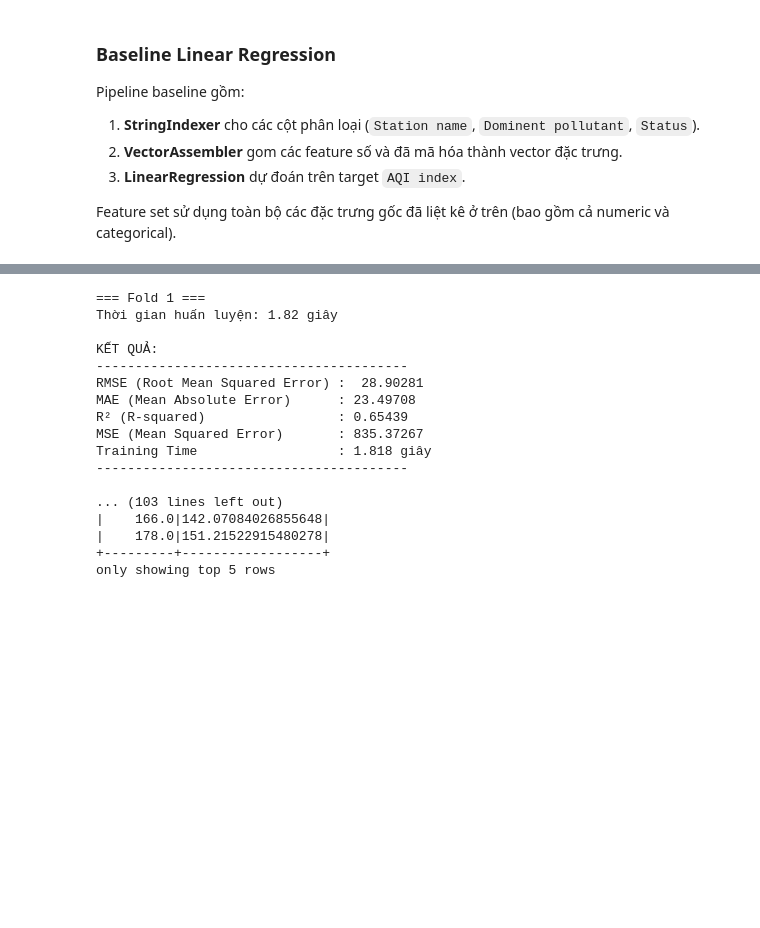
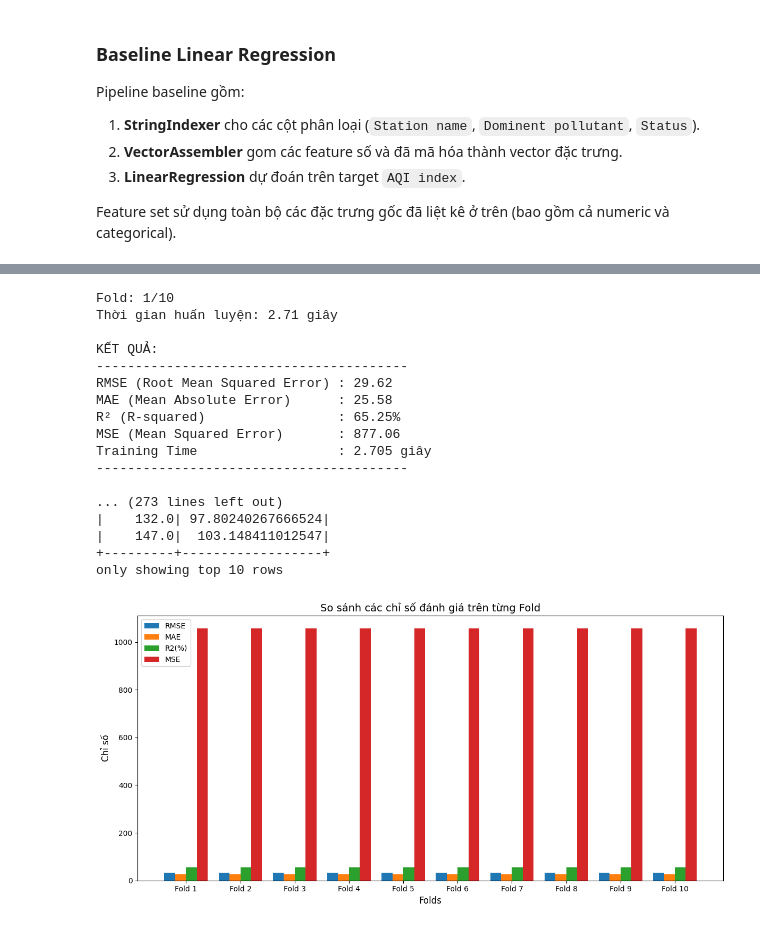
Before and after one commit to dthaiii/BTLPTDLL-2025-Nhom19, a Jupyter notebook: notebook/linear_regression.ipynb, the cells around one changed output, grey strips where cells are left out. Cells and saved outputs as stored; diff of their text form; code cells hidden in the pictures; blank space fills up the shorter version.

```diff
--- a/notebook/linear_regression.ipynb
+++ b/notebook/linear_regression.ipynb
@@ -131,7 +136,7 @@ traing_times = []
 
 # Huan luyện và đánh giá mô hình trên từng fold
 for i in range(k):
-    print(f"\n=== Fold {i+1} ===")
+    print(f"\nFold: {i+1}/{k} ")
     # Tạo tập huấn luyện và tập kiểm tra
     test_fold = folds[i]
     train_fold = data_with_id.subtract(test_fold)
@@ -157,36 +162,65 @@ for i in range(k):
  # In kết quả từng fold
     print(f"\nKẾT QUẢ: ")
     print(f"-" * 40)
-    print(f"RMSE (Root Mean Squared Error) :  {rmse:.5f}")
-    print(f"MAE (Mean Absolute Error)      : {mae:.5f}")
-    print(f"R² (R-squared)                 : {r2:.5f}")
-    print(f"MSE (Mean Squared Error)       : {mse:.5f}")
+    print(f"RMSE (Root Mean Squared Error) : {rmse:.2f}")
+    print(f"MAE (Mean Absolute Error)      : {mae:.2f}")
+    print(f"R² (R-squared)                 : {r2 * 100:.2f}%")
+    print(f"MSE (Mean Squared Error)       : {mse:.2f}")
     print(f"Training Time                  : {training_time:.3f} giây")
     print(f"-" * 40)
 
         # Hiển thị một số dự đoán mẫu
-    print(f"\nMẪU DỰ ĐOÁN (5 dòng đầu):")
-    predictions. select(target_col, "prediction").show(5)
+    print(f"\nDỰ ĐOÁN:")
+    predictions. select(target_col, "prediction").show(10)
     # Lưu kết quả
     results["rmse"] = rmse
     results["mae"] = mae
-    results["r2"] = r2
+    results["r2"] = r2 * 100  # chuyển đổi sang phần trăm
     results["mse"] = mse
+    results["training_time"] = training_time
+# Lưu model
+model.write().overwrite().save("./linear_regression_aqi")
 # %% [output]
-=== Fold 1 ===
-Thời gian huấn luyện: 1.82 giây
+Fold: 1/10
+Thời gian huấn luyện: 2.71 giây
 
 KẾT QUẢ:
 ----------------------------------------
-RMSE (Root Mean Squared Error) :  28.90281
-MAE (Mean Absolute Error)      : 23.49708
-R² (R-squared)                 : 0.65439
-MSE (Mean Squared Error)       : 835.37267
-Training Time                  : 1.818 giây
+RMSE (Root Mean Squared Error) : 29.62
+MAE (Mean Absolute Error)      : 25.58
+R² (R-squared)                 : 65.25%
+MSE (Mean Squared Error)       : 877.06
+Training Time                  : 2.705 giây
 ----------------------------------------
 
-... (103 lines left out)
-|    166.0|142.07084026855648|
-|    178.0|151.21522915480278|
+... (273 lines left out)
+|    132.0| 97.80240267666524|
+|    147.0|  103.148411012547|
 +---------+------------------+
-only showing top 5 rows
+only showing top 10 rows
+# %%
+folds = list(range(1, k + 1))
+
+metris = {
+    "rmse": results["rmse"],
+    "mae": results["mae"],
+    "r2(%)": results["r2"],
+    "mse": results["mse"],
+}
+num_metrics = len(metris)
+bar_width = 0.2
+x = np.arange(len(folds))
+
+plt.figure(figsize=(12, 6))
+for i, (metric_name, metric_values) in enumerate(metris.items()):
+    plt.bar(x + i * bar_width, [metric_values] * k, width=bar_width, label=metric_name.upper())
+plt.xlabel("Folds", fontsize=12)
+plt.ylabel("Chỉ số", fontsize=12)
+plt.title("So sánh các chỉ số đánh giá trên từng Fold", fontsize=14)
+plt.xticks(x + bar_width * (num_metrics - 1) / 2, [f'Fold {i}' for i in folds])
+plt.legend()
+plt.tight_layout()
+plt.savefig("linear_regression_aqi_metrics_comparison.png")
+plt.show()
+# %% [output]
+[figure, added]
```
Also changed, not shown: parts of 1 cell of this notebook, 30 other files.
